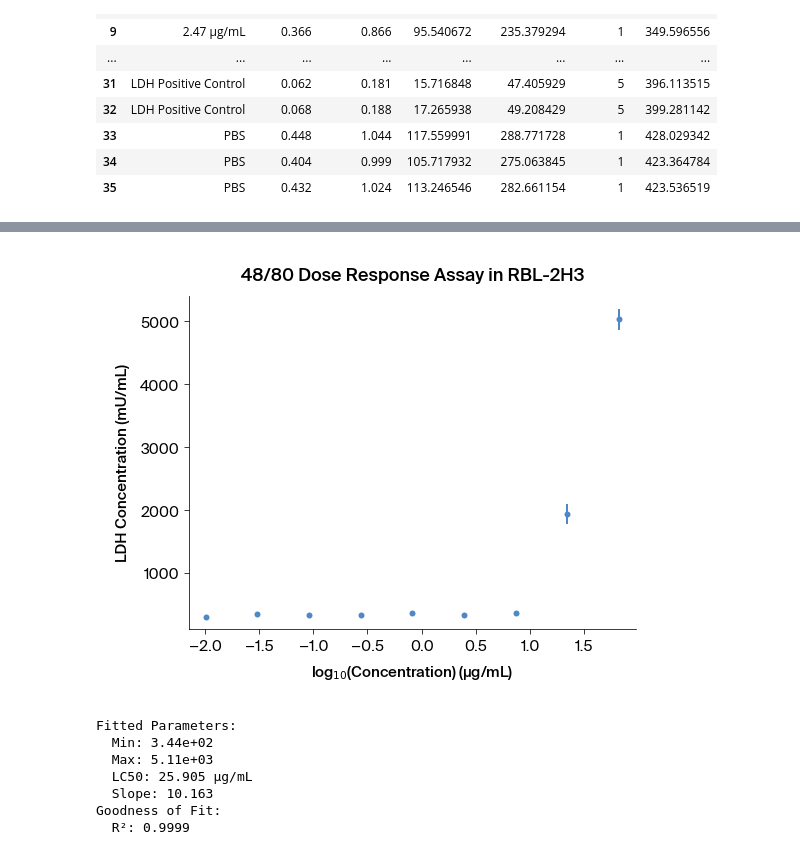
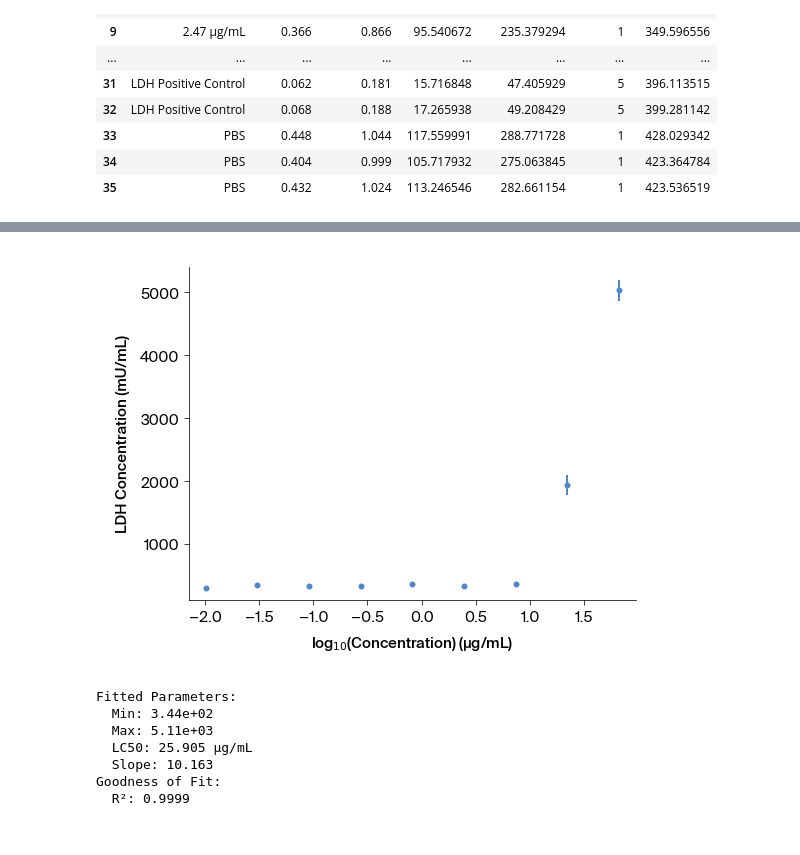
Before and after one commit to Arcadia-Science/2025-hex-assay-analysis, a Jupyter notebook: analysis_notebooks/dose_response_analysis.ipynb, the cells around one changed output, grey strips where cells are left out. Cells and saved outputs as stored; diff of their text form; code cells hidden in the pictures.

Commit message:
remove titles from figures

```diff
--- a/analysis_notebooks/dose_response_analysis.ipynb
+++ b/analysis_notebooks/dose_response_analysis.ipynb
@@ -268,20 +263,19 @@ float_concentration_df_ldh
 # %%
 log_concentrations_ldh = np.log10(float_concentration_df_ldh.columns.astype(float))
 
 means = float_concentration_df_ldh.mean()
 std_devs = float_concentration_df_ldh.std()
 
 plt.figure(figsize=(8, 6))
 plt.errorbar(log_concentrations_ldh, means, yerr=std_devs, fmt="o", capsize=5, label="Data")
 
 plt.xlabel(r"log$_{10}$(Concentration) (µg/mL)")
 plt.ylabel("LDH Concentration (mU/mL)")
-plt.title(experiment_name)
 
 plt.savefig(labeled_datafile_ldh[:-4] + "_doseresponse.png", transparent=False)
 plt.show()
 # %% [output]
-[figure, old version]
+[figure, new version]
 # %%
 x_data_ldh = log_concentrations_ldh
 y_data_ldh = float_concentration_df_ldh.mean().values
```
Also changed, not shown: parts of 5 cells of this notebook, 1 other file.
